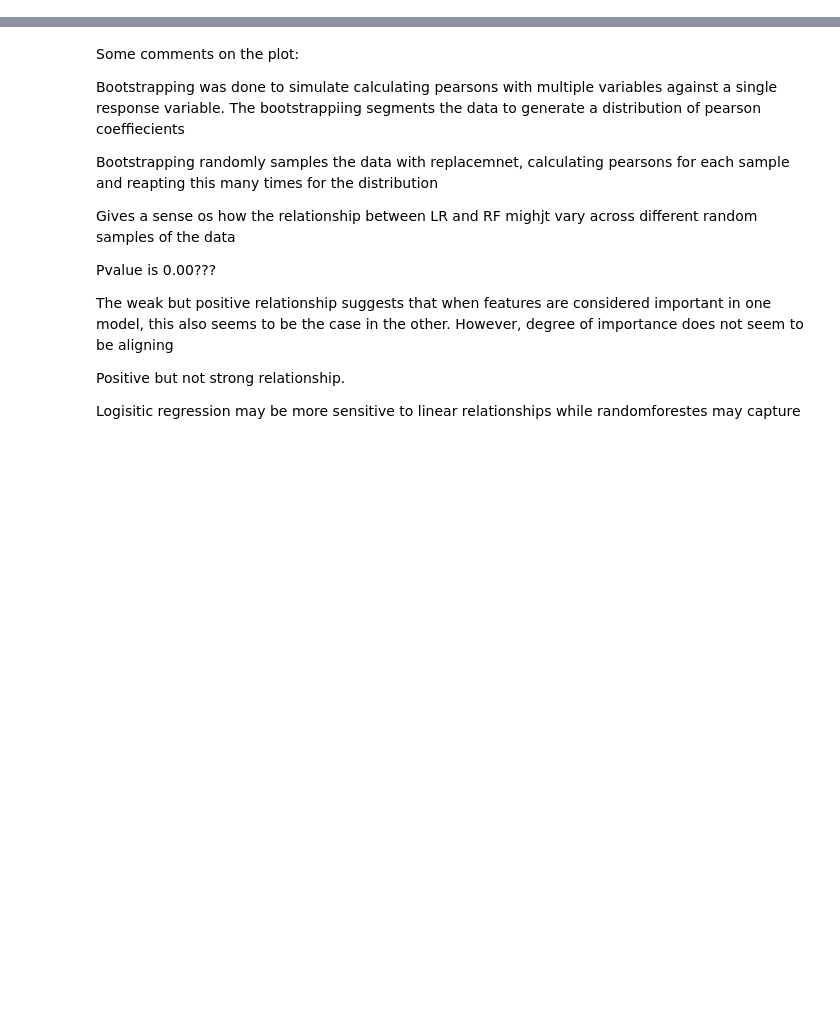
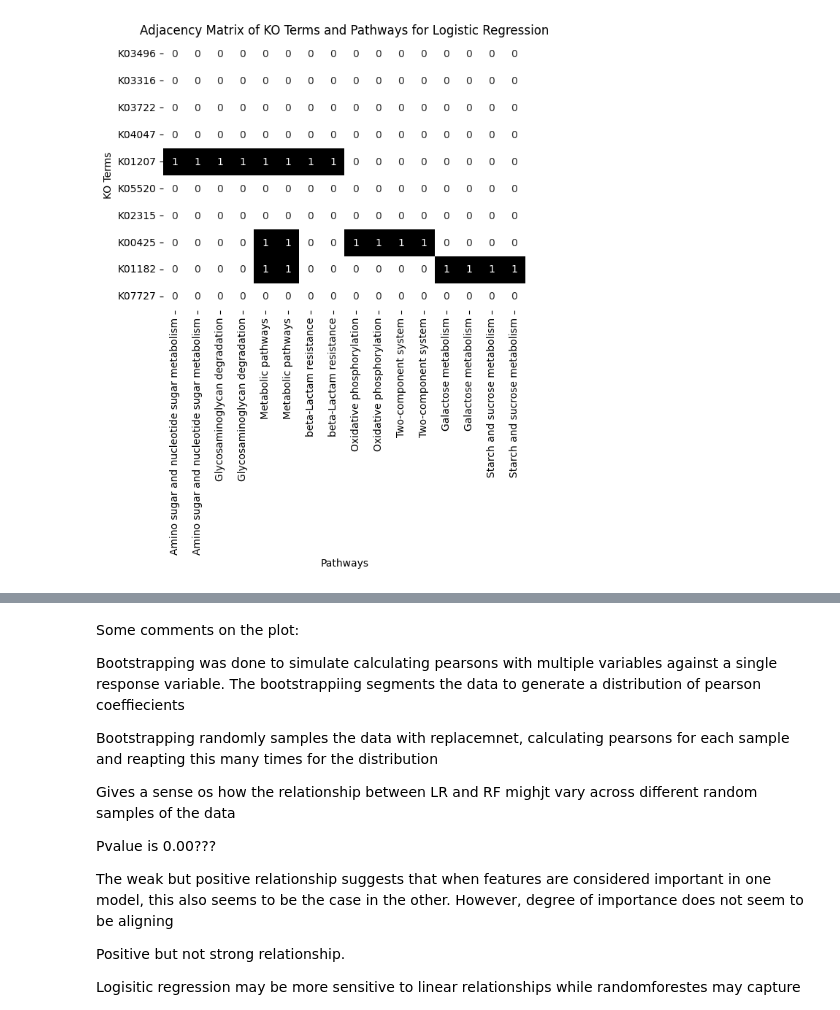
Before and after one commit to Ellaermeg/Eliah-Masters, a Jupyter notebook: KOs/Grouped pipeline.ipynb, the cells around one changed output, grey strips where cells are left out. Saved outputs shown, nothing was run; the diff lists cells and outputs as text; code cells hidden in the pictures; blank space fills up the shorter version.

```diff
--- a/KOs/Grouped pipeline.ipynb
+++ b/KOs/Grouped pipeline.ipynb
@@ -354,0 +369,71 @@ plt.show()
+# %%
+kegg = KEGG()
+
+def map_ko_to_pathways(ko_terms):
+    pathways = {}
+    for ko in ko_terms:
+        try:
+            gene_links = kegg.link("pathway", ko)
+            if gene_links:
+                for entry in gene_links.strip().split("\n"):
+                    split_entry = entry.split("\t")
+                    if len(split_entry) >= 2:
+                        ko_id, pathway_id = split_entry[0], split_entry[1]
+                        if pathway_id not in pathways:
+                            pathways[pathway_id] = set()
+                        pathways[pathway_id].add(ko)
+        except Exception as e:
+            print(f"Error processing {ko}: {str(e)}")
+    return pathways
+
+ko_terms = selected_features_lr  # switch if needed
+pathways = map_ko_to_pathways(ko_terms)
+
+print("Pathways dictionary:", pathways)
+
+# Creating the adjacency matrix
+pathway_matrix = pd.DataFrame(index=ko_terms, columns=pathways.keys(), data=0)
+for pathway, kos in pathways.items():
+    for ko in kos:
+        if ko in pathway_matrix.index:
+            pathway_matrix.loc[ko, pathway] = 1
+
+# Fetch pathway names for readability
+pathway_names = {}
+for column in pathway_matrix.columns:
+    pathway_info = kegg.get(column)
+    parsed_info = kegg.parse(pathway_info)
+    pathway_name = parsed_info['NAME'][0] if 'NAME' in parsed_info else column
+    pathway_names[column] = pathway_name
+    pathway_matrix.rename(columns={column: pathway_name}, inplace=True)
+
+print("Pathway matrix after renaming:\n", pathway_matrix)
+
+# Heatmap visualization
+sns.heatmap(pathway_matrix, annot=True, cmap="Greys", cbar=False)
+plt.title('Adjacency Matrix of KO Terms and Pathways for Logistic Regression')
+plt.xlabel('Pathways')
+plt.ylabel('KO Terms')
+plt.show()
+
+# Initialize a network graph
+G = nx.Graph()
+
+# Add nodes and edges with renamed pathway names
+for ko in ko_terms:
+    G.add_node(ko, title=ko, label=ko, color='red', size=20)
+
+for pathway_id, kos in pathways.items():
+    pathway_name = pathway_names[pathway_id]
+    G.add_node(pathway_name, title=pathway_name, label=pathway_name, color='blue', size=30)
+    for ko in kos:
+        G.add_edge(ko, pathway_name)
+
+# Pyvis network visualization
+nt = Network("800px", "1200px", notebook=True, heading='Interactive Network of KO Terms and Pathways', bgcolor="#ffffff", font_color="black", cdn_resources='remote')
+nt.from_nx(G)
+nt.toggle_physics(True)
+nt.show_buttons(filter_=['physics'])
+
+nt.save_graph("ko_pathways_network_fromKEGG.html")
+# %% [output]
@@ -355,3 +457,4 @@ plt.show()
+[figure, added]
 # %%
 
 ''' TROUBLE SHOOTING '''
```
Also changed, not shown: parts of 10 cells of this notebook, 8 other files.
